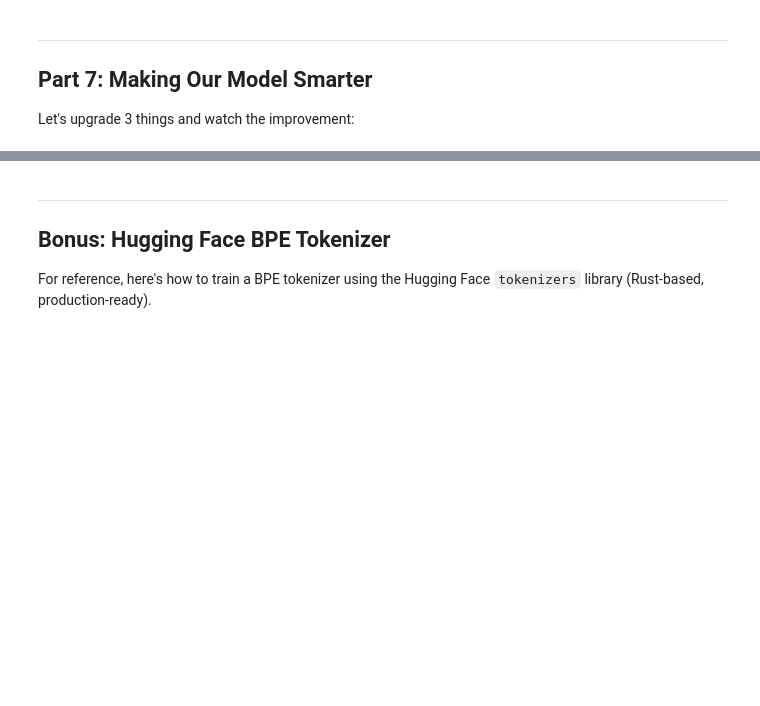
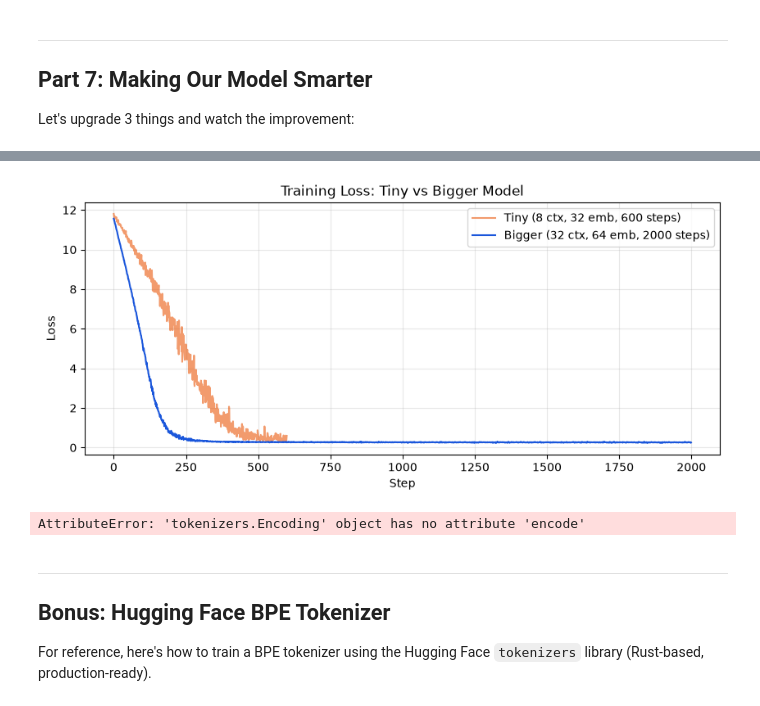
Before and after one commit to AlexKalll/tri-AI-Teaching, a Jupyter notebook: Session_1_Lab_BPE_Tokenization/lab_notebook.ipynb, the cells around one changed output, grey strips where cells are left out. Drawn from its saved outputs; the diff is of its cells as text; code cells hidden in the pictures; blank space fills up the shorter version.

```diff
--- a/Session_1_Lab_BPE_Tokenization/lab_notebook.ipynb
+++ b/Session_1_Lab_BPE_Tokenization/lab_notebook.ipynb
@@ -352,19 +416,24 @@ print('The model samples randomly, so every run is unique.')
 Let's upgrade 3 things and watch the improvement:
 # %%
 # Upgrade: bigger context, richer embeddings, more training
-BIG_BLOCK  = 32     # Was 8  — sees more of the story
-BIG_EMBD   = 64     # Was 32 — richer token meanings
-BIG_STEPS  = 2000   # Was 600 — more practice
+BIG_BLOCK  = 32     # Was 8  â€” sees more of the story
+BIG_EMBD   = 64     # Was 32 â€” richer token meanings
+BIG_STEPS  = 2000   # Was 600 â€” more practice
 
 class BiggerSLM(nn.Module):
     def __init__(self, vocab_size, n_embd):
         super().__init__()
         self.token_embedding_table = nn.Embedding(vocab_size, n_embd)
+        self.position_embedding_table = nn.Embedding(BIG_BLOCK, n_embd)
         self.lm_head = nn.Linear(n_embd, vocab_size)
 
     def forward(self, idx, targets=None):
+        B, T = idx.shape
         tok_emb = self.token_embedding_table(idx)
-        logits = self.lm_head(tok_emb)
+        pos_emb = self.position_embedding_table(
+            torch.arange(T, device=device))
+        x = tok_emb + pos_emb
+        logits = self.lm_head(x)
         if targets is None:
             return logits, None
         B, T, C = logits.shape
@@ -373,16 +442,15 @@ class BiggerSLM(nn.Module):
         loss = F.cross_entropy(logits, targets)
         return logits, loss
 
-    def generate(self, idx, max_new_tokens):
+    def generate(self, idx, max_new_tokens, temperature=1.0):
         for _ in range(max_new_tokens):
             idx_cond = idx[:, -BIG_BLOCK:]
             logits, _ = self(idx_cond)
-            logits = logits[:, -1, :]
+            logits = logits[:, -1, :] / temperature
             probs = F.softmax(logits, dim=-1)
             idx_next = torch.multinomial(probs, num_samples=1)
             idx = torch.cat((idx, idx_next), dim=1)
         return idx
-
 # Create the bigger model
 big_model = BiggerSLM(vocab_size, n_embd=BIG_EMBD).to(device)
 print(f'Bigger model has {sum(p.numel() for p in big_model.parameters()):,} parameters')
@@ -421,3 +489,4 @@ plt.ylabel('Loss')
 plt.legend()
 plt.grid(alpha=0.3)
 plt.show()
+# %% [output]
@@ -424,7 +502,8 @@ plt.show()
+[figure, added]
 # %%
 # Generate with the bigger model
 context = torch.tensor([enc.encode('Jide was')], dtype=torch.long, device=device)
-generated = big_model.generate(context, max_new_tokens=30)
+generated = big_model.generate(context, max_new_tokens=30, temperature=0.8)
 output = enc.decode(generated[0].tolist())
 
 print('--- BIGGER MODEL GENERATION ---')
@@ -433,6 +512,8 @@ print('-------------------------------')
 print()
 print('Compare this with the tiny model output above!')
 print('The bigger model usually produces more coherent text.')
+# %% [output]
+AttributeError: 'tokenizers.Encoding' object has no attribute 'encode'
 # %% [markdown]
 ---
 ## Bonus: Hugging Face BPE Tokenizer
```
Also changed, not shown: parts of 21 cells of this notebook, 1 other file.
